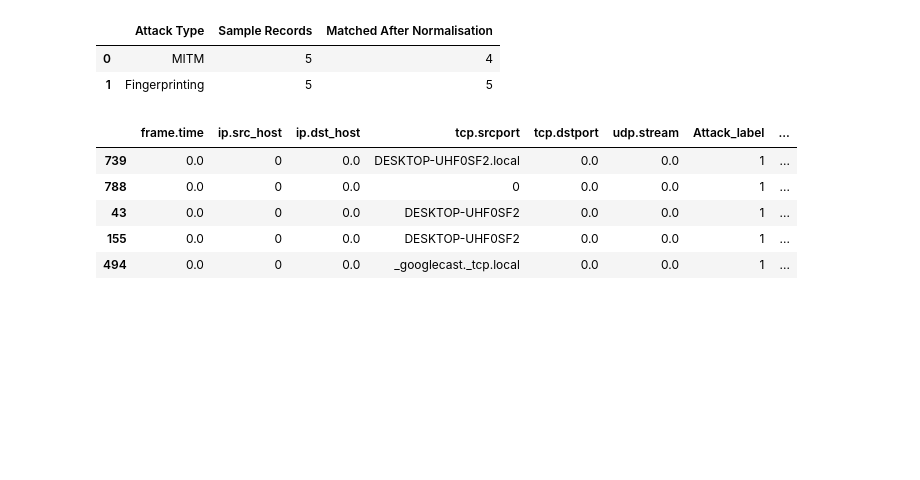
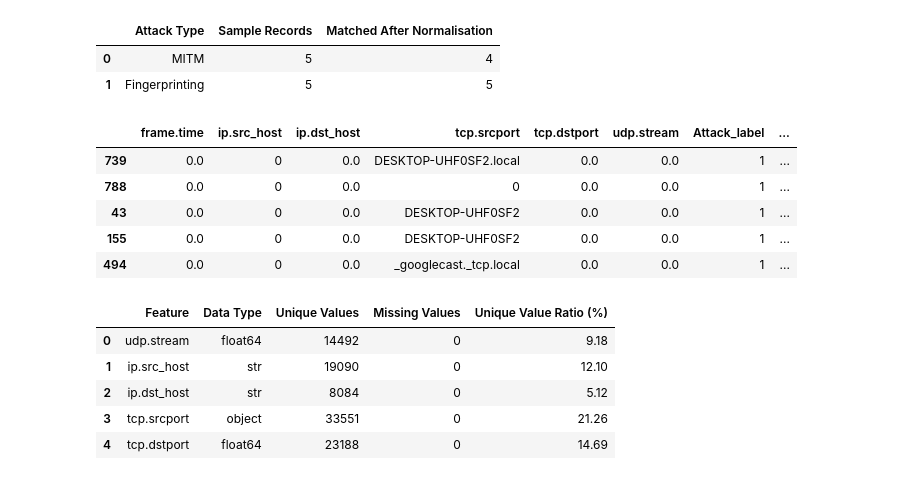
Before and after one commit to Agumekenneth/Data-Science-Final-year-Project--Prototype-1, a Jupyter notebook: IoT.ipynb, the cells around one changed output. Saved outputs shown, nothing was run; the diff lists cells and outputs as text; code cells hidden in the pictures; blank space fills up the shorter version.

```diff
--- a/IoT.ipynb
+++ b/IoT.ipynb
@@ -1005,3 +1005,35 @@ display(sample)
 | 43 | 0.0 | 0 | 0.0 | DESKTOP-UHF0SF2 | 0.0 | 0.0 | 1 | ... |
 | 155 | 0.0 | 0 | 0.0 | DESKTOP-UHF0SF2 | 0.0 | 0.0 | 1 | ... |
 | 494 | 0.0 | 0 | 0.0 | _googlecast._tcp.local | 0.0 | 0.0 | 1 | ... |
+# %%
+# Final assessment of candidate grouping fields
+
+group_candidates = [
+    "udp.stream",
+    "ip.src_host",
+    "ip.dst_host",
+    "tcp.srcport",
+    "tcp.dstport"
+]
+
+group_assessment = []
+
+for column in group_candidates:
+    group_assessment.append({
+        "Feature": column,
+        "Data Type": str(df[column].dtype),
+        "Unique Values": df[column].nunique(),
+        "Missing Values": df[column].isna().sum(),
+        "Unique Value Ratio (%)": round(
+            df[column].nunique() / len(df) * 100, 2
+        )
+    })
+
+display(pd.DataFrame(group_assessment))
+# %% [output]
+|  | Feature | Data Type | Unique Values | Missing Values | Unique Value Ratio (%) |
+| 0 | udp.stream | float64 | 14492 | 0 | 9.18 |
+| 1 | ip.src_host | str | 19090 | 0 | 12.10 |
+| 2 | ip.dst_host | str | 8084 | 0 | 5.12 |
+| 3 | tcp.srcport | object | 33551 | 0 | 21.26 |
+| 4 | tcp.dstport | float64 | 23188 | 0 | 14.69 |
```
